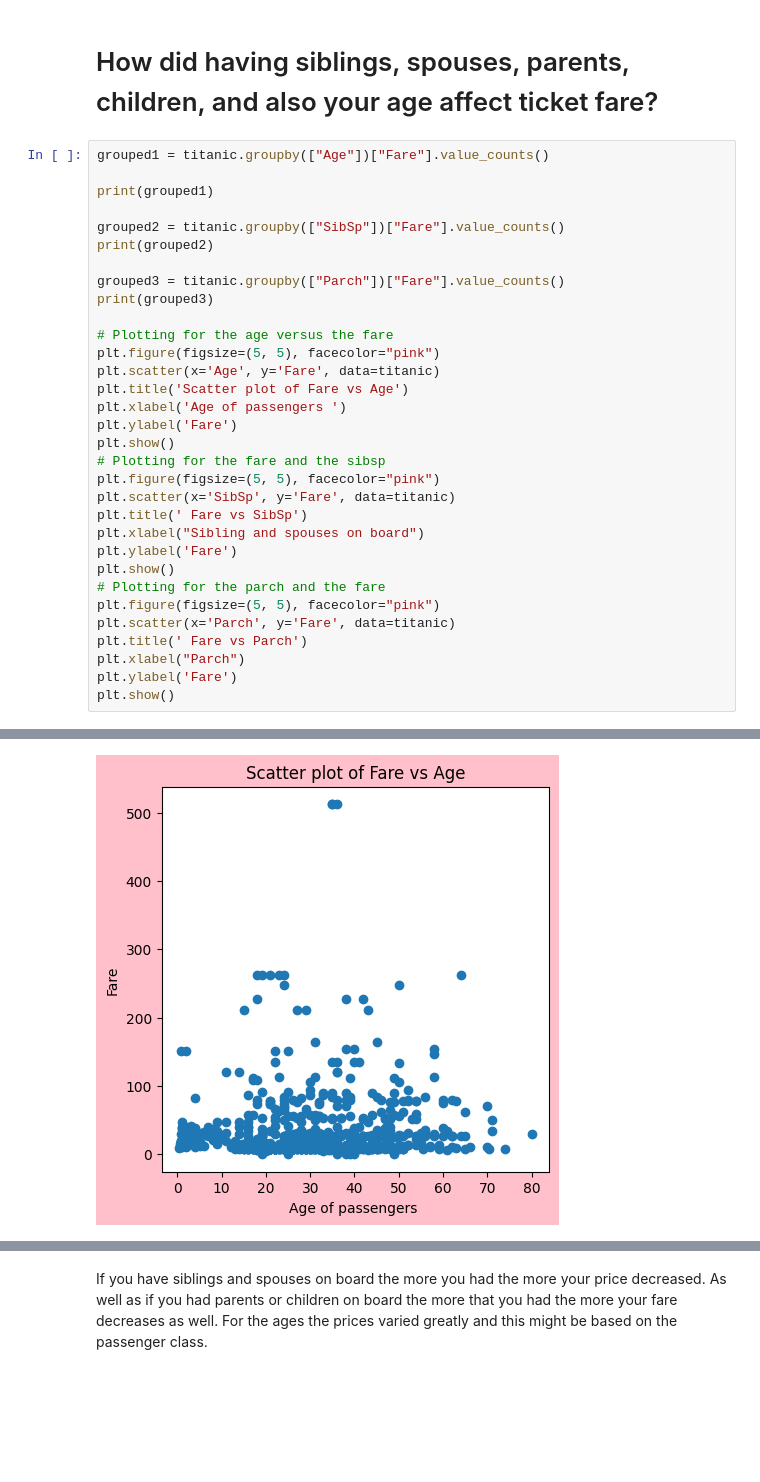
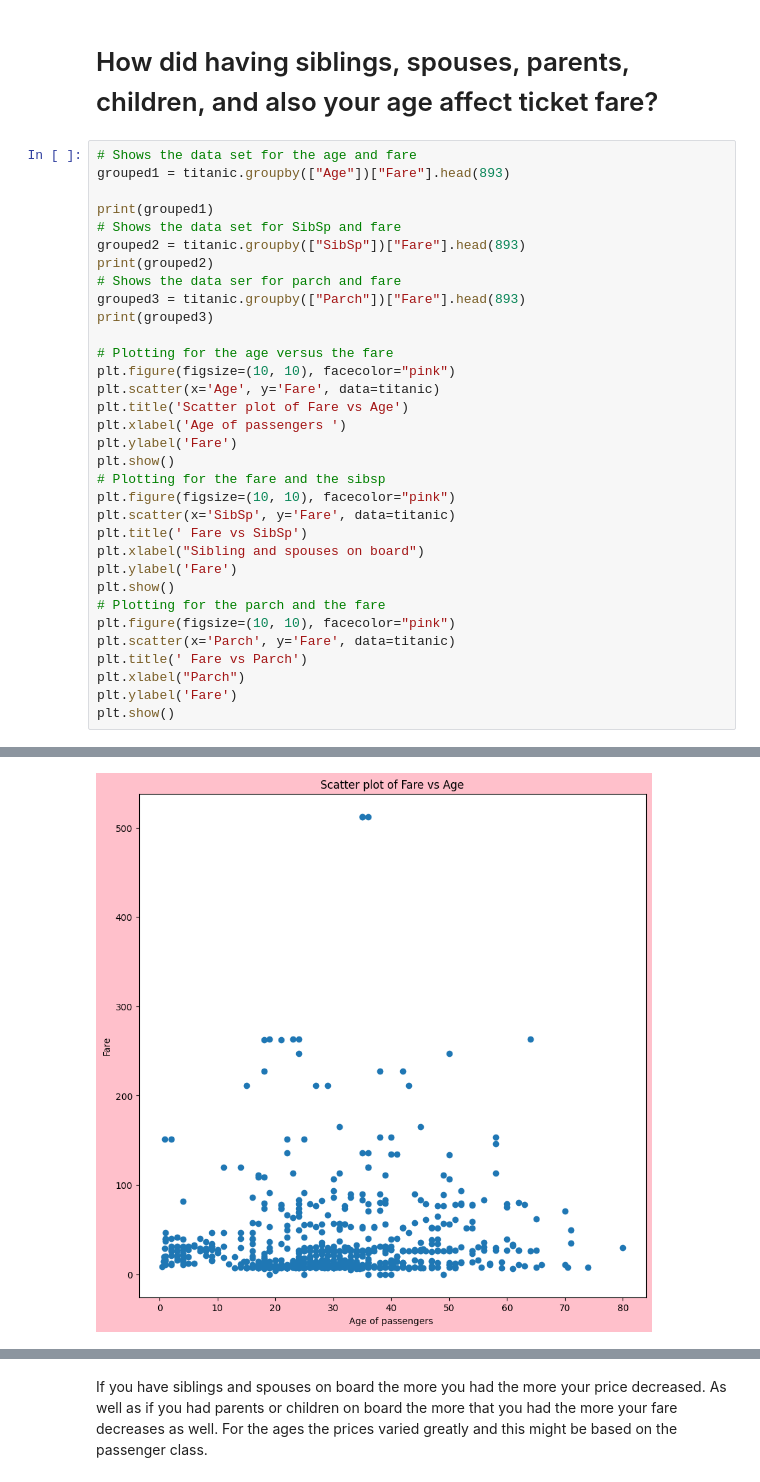
Before and after one commit to ramatoulay123/unit-3-data-science, a Jupyter notebook: 02_titanic.ipynb, the cells around one changed output, grey strips where cells are left out. Drawn from its saved outputs; the diff is of its cells as text; blank space fills up the shorter version.

```diff
--- a/02_titanic.ipynb
+++ b/02_titanic.ipynb
@@ -112,32 +111,33 @@ Thid graph shows that infact the number of siblings and spouses on board did not
 # %% [markdown]
 # How did having siblings, spouses, parents, children, and also your age affect ticket fare?
 # %%
-grouped1 = titanic.groupby(["Age"])["Fare"].value_counts()
+# Shows the data set for the age and fare
+grouped1 = titanic.groupby(["Age"])["Fare"].head(893)
 
 print(grouped1)
-
-grouped2 = titanic.groupby(["SibSp"])["Fare"].value_counts()
+# Shows the data set for SibSp and fare
+grouped2 = titanic.groupby(["SibSp"])["Fare"].head(893)
 print(grouped2)
-
-grouped3 = titanic.groupby(["Parch"])["Fare"].value_counts()
+# Shows the data ser for parch and fare
+grouped3 = titanic.groupby(["Parch"])["Fare"].head(893)
 print(grouped3)
 
 # Plotting for the age versus the fare
-plt.figure(figsize=(5, 5), facecolor="pink")
+plt.figure(figsize=(10, 10), facecolor="pink")
 plt.scatter(x='Age', y='Fare', data=titanic)
 plt.title('Scatter plot of Fare vs Age')
 plt.xlabel('Age of passengers ')
 plt.ylabel('Fare')
 plt.show()
 # Plotting for the fare and the sibsp
-plt.figure(figsize=(5, 5), facecolor="pink")
+plt.figure(figsize=(10, 10), facecolor="pink")
 plt.scatter(x='SibSp', y='Fare', data=titanic)
 plt.title(' Fare vs SibSp')
 plt.xlabel("Sibling and spouses on board")
 plt.ylabel('Fare')
 plt.show()
 # Plotting for the parch and the fare
-plt.figure(figsize=(5, 5), facecolor="pink")
+plt.figure(figsize=(10, 10), facecolor="pink")
 plt.scatter(x='Parch', y='Fare', data=titanic)
 plt.title(' Fare vs Parch')
 plt.xlabel("Parch")
@@ -164 +164 @@ Name: count, Length: 307, dtype: int64
-[figure, old version]
+[figure, new version]
```
Also changed, not shown: parts of 4 cells of this notebook.
